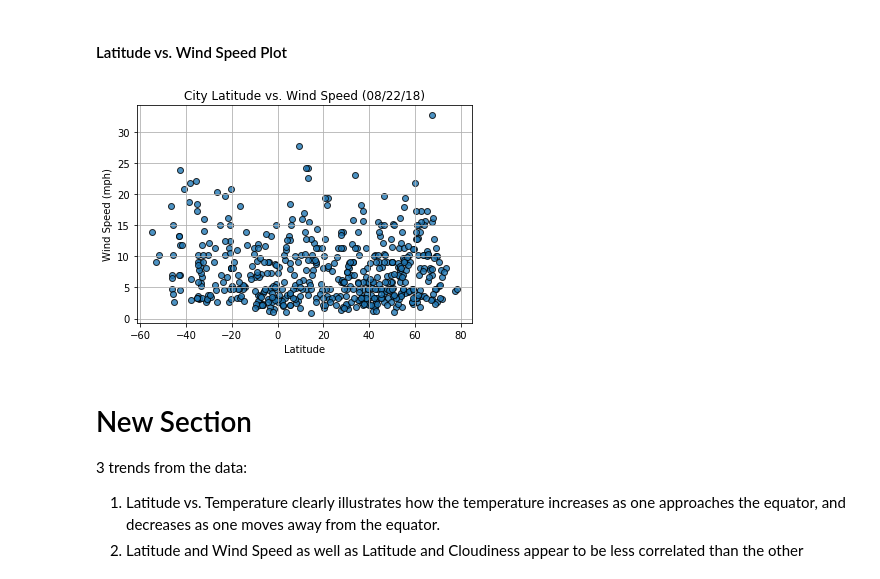
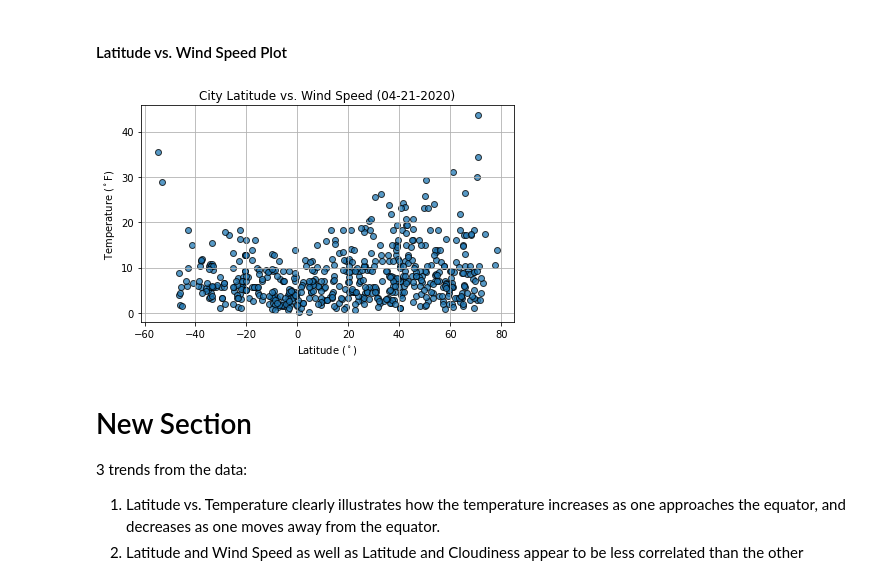
Before and after one commit to laurahallaman1/python-api-challenge, a Jupyter notebook: WeatherPy.ipynb, the cells around one changed output. Cells and saved outputs as stored; diff of their text form; code cells hidden in the pictures.

```diff
--- a/WeatherPy.ipynb
+++ b/WeatherPy.ipynb
@@ -234,19 +229,19 @@ plt.show()
 # %%
 from datetime import datetime
 
 date = datetime.now()
 date = date.strftime("%m-%d-%Y")
 
-plt.scatter(weather_data_pd["Lat"], weather_data_pd["Max Temp"], alpha=.75, edgecolors="k")
-plt.title(f"City Latitude vs. Temperature ({date})")
+plt.scatter(weather_data_pd["Lat"], weather_data_pd["Wind Speed"], alpha=.75, edgecolors="k")
+plt.title(f"City Latitude vs. Wind Speed ({date})")
 plt.xlabel("Latitude ($^\circ$)")
 plt.ylabel("Temperature ($^\circ$F)")
 plt.grid(True)
 plt.tight_layout()
 plt.savefig("fig4.png")
 plt.show()
 # %% [output]
-[figure, old version]
+[figure, new version]
 # %% [markdown]
 # New Section
 3 trends from the data:
```
Also changed, not shown: parts of 8 cells of this notebook.
